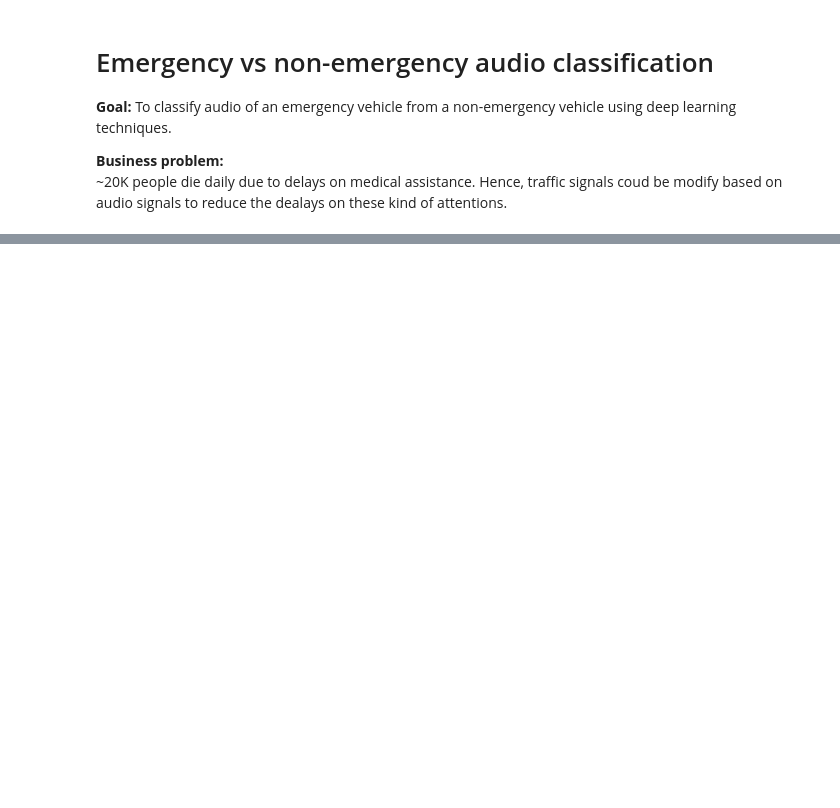
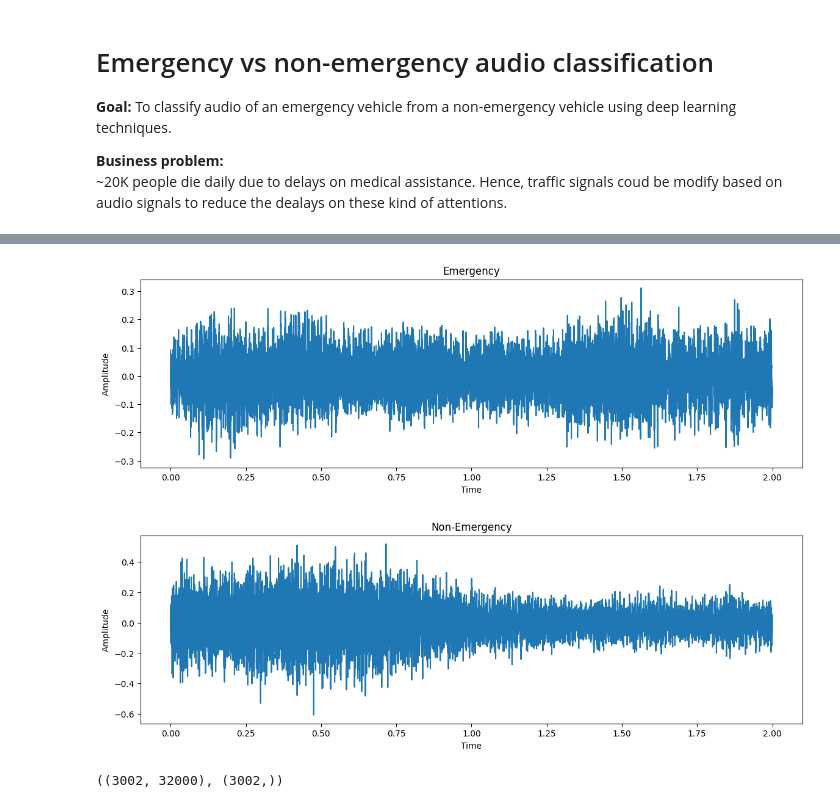
Before and after one commit to jdgallegoq/emergency-audio-clf, a Jupyter notebook: notebooks/emergency-vs-non-emegency.ipynb, the cells around one changed output, grey strips where cells are left out. Saved outputs shown, nothing was run; the diff lists cells and outputs as text; code cells hidden in the pictures; blank space fills up the shorter version.

```diff
--- a/notebooks/emergency-vs-non-emegency.ipynb
+++ b/notebooks/emergency-vs-non-emegency.ipynb
@@ -22,6 +24,10 @@ s3_funcs = S3Functions(bucket_name='jdgallegoq-pinacle')
 # %%
 # load audio and sample rate
 emergency, sample_rate = librosa.load(
-    s3_funcs.read_object('emergencyvh-audio-clf/emergency.wav'),
+    s3_funcs.read_audio('emergencyvh-audio-clf/emergency.wav'),
     sr=16000
 )
+non_emergency, sample_rate = librosa.load(
+    s3_funcs.read_audio('emergencyvh-audio-clf/non emergency.wav'),
+    sr=16000
+)
@@ -29,0 +42,20 @@ MemoryError: Cannot allocate write+execute memory for ffi.callback(). You might
+# %%
+# prepare the data
+# split the audio in chunks of n seconds
+# for this exercise, let's work with 2seg chunks
+def prepare_audio(audio_data, num_samples:int=None, sr:int=None):
+    data = []
+    for offset in range(0, len(audio_data), sr):
+        start = offset
+        end = offset + num_samples
+        chunk = audio_data[start:end]
+
+        if len(chunk)==num_samples:
+            data.append(chunk)
+
+    return data
+# %%
+emergency_pp = prepare_audio(emergency, num_samples=32000, sr=16000)
+non_emergency_pp = prepare_audio(non_emergency, num_samples=32000, sr=16000)
+
+len(emergency_pp), len(non_emergency_pp)
@@ -29,0 +74,19 @@ MemoryError: Cannot allocate write+execute memory for ffi.callback(). You might
+# %%
+# visualization of audio data
+plt.figure(figsize=(14, 4))
+plt.plot(np.linspace(0, 2, num=32000), emergency_pp[103])
+plt.title('Emergency')
+plt.xlabel('Time')
+plt.ylabel('Amplitude')
+plt.show()
+
+# visualization of audio data
+plt.figure(figsize=(14, 4))
+plt.plot(np.linspace(0, 2, num=32000), non_emergency_pp[103])
+plt.title('Non-Emergency')
+plt.xlabel('Time')
+plt.ylabel('Amplitude')
+plt.show()
+# %% [output]
+[figure, added]
+[figure, added]
@@ -29,0 +103,5 @@ MemoryError: Cannot allocate write+execute memory for ffi.callback(). You might
+# %%
+# see shapes
+audio.shape, labels.shape
+# %% [output]
+((3002, 32000), (3002,))
```
Also changed, not shown: parts of 14 cells of this notebook.
